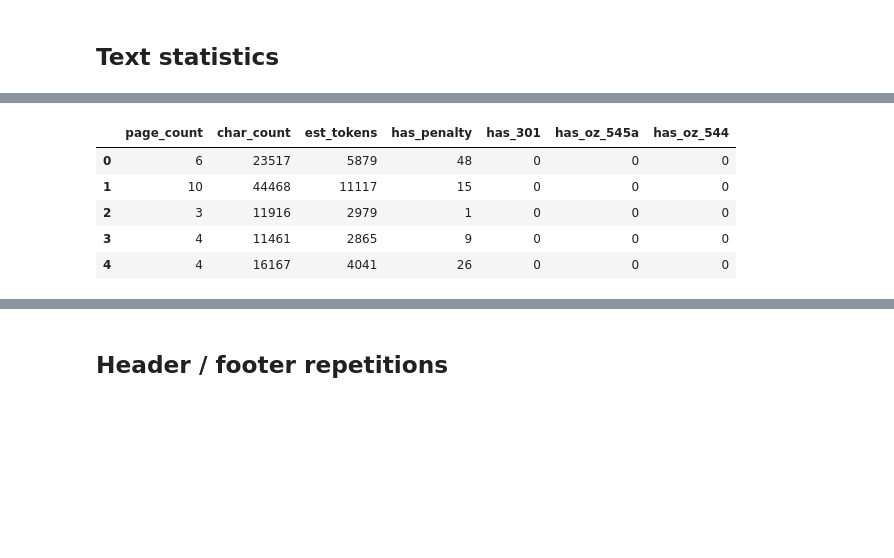
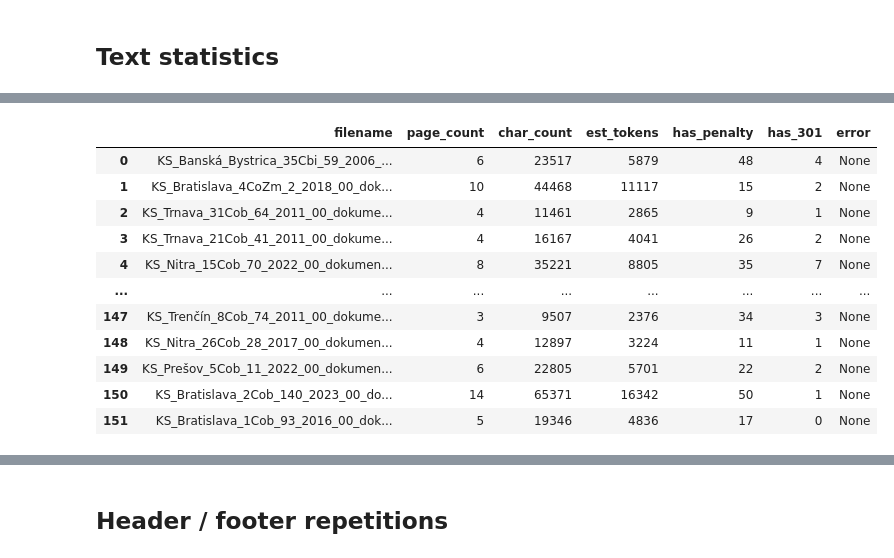
Before and after one commit to PeterStefanec-prog/bachelor-thesis-legal-text-information-extraction, a Jupyter notebook: notebooks/01_explore_data.ipynb, the cells around one changed output, grey strips where cells are left out. Cells and saved outputs as stored; diff of their text form; code cells hidden in the pictures; blank space fills up the shorter version.

Commit message:
Upgrade Exploratory analysis of data for more complex and precise statistics

```diff
--- a/notebooks/01_explore_data.ipynb
+++ b/notebooks/01_explore_data.ipynb
@@ -171,0 +264,17 @@ Loaded dataframe with 176 rows.
+# %%
+# 1.X Target courts report (KS + NS)
+def court_tier(name: str) -> str:
+    n = (name or "").lower()
+    if "najvyšší súd" in n:
+        return "NS"
+    if "krajský súd" in n:
+        return "KS"
+    if "okresný súd" in n:
+        return "OS"
+    if "mestský súd" in n:
+        return "MS"
+    return "OTHER"
+
+df["court_tier"] = df["court"].apply(court_tier)
+print(df["court_tier"].value_counts())
+print("KS+NS ratio:", (df["court_tier"].isin(["KS","NS"])).mean())
@@ -217,17 +425,30 @@ Inspecting first 10 documents for text content...
 # %% [markdown]
 ## Text statistics
 # %%
-# 1.4b EDA Feature Extraction Pass (ONE PASS) - FIXED
-
-
 def extract_full_text(pdf) -> str:
-    # keep newlines -> paragraphs and sections
-    return "\n\n".join([(p.extract_text() or "") for p in pdf.pages])
+    # I am extracting text page by page
+    # filter out None to avoid errors if a page is completely blank
+    valid_text = [p.extract_text() for p in pdf.pages if p.extract_text()]
+    # join with double newlines to keep paragraphs separated
+    return "\n\n".join(valid_text)
 
 rows = []
+print(f"Processing {len(df)} files...")
+
 for _, row in tqdm(df.iterrows(), total=len(df)):
     path = BASE_DIR / row["rel_path"]
-    out = {"rel_path": row["rel_path"]}  # safer key than filename
+
+    # safe initialization: start with basic info
+    out = {"rel_path": row["rel_path"]}
+
+    # IMPORTANT: Pre-fill all counting columns with 0.
+    # If the PDF crashes later, I still want '0' in my table, not 'NaN' (empty).
+    for k in KEY.keys():
+        out[k] = 0
+    out["has_odovodnenie"] = 0
+    out["has_poucenie"] = 0
+    out["has_vyrok"] = 0
+    out["error"] = None # placeholder for errors
 
     try:
         with pdfplumber.open(path) as pdf:
@@ -235,27 +456,34 @@ for _, row in tqdm(df.iterrows(), total=len(df)):
 
             t = extract_full_text(pdf)
             out["char_count"] = len(t)
+            # simple estimation: 1 token is roughly 4 characters
             out["est_tokens"] = int(out["char_count"] / 4)
 
+            # normalizing text for regex search
+            # raw_lower = for reading, ascii_norm = for searching (removes fada/makcen)
             raw_lower, ascii_norm = norm_pair(t)
 
-            # counts (use ascii_norm -> diacritics-safe + '§' handled via (?:§|ss))
+            # counting keywords from my regex bank
             for k, rx in KEY.items():
                 out[k] = len(rx.findall(ascii_norm))
 
-            # sections (robust)
+            # checking for document structure (headers)
             out["has_odovodnenie"] = int(bool(RE_ODOV.search(ascii_norm)))
             out["has_poucenie"] = int(bool(RE_POUC.search(ascii_norm)))
             out["has_vyrok"] = int(bool(RE_VYROK.search(ascii_norm)))
 
-            # paragraph stats (chunk readiness)
+            # calculating paragraph statistics to see if text is chunk-ready
+            # splitting by empty lines
             pars = [p.strip() for p in re.split(r"\n\s*\n", t) if p.strip()]
-            par_lens = [int(len(p)/4) for p in pars]  # token-ish
+            par_lens = [int(len(p)/4) for p in pars]
+
             out["n_pars"] = len(pars)
             out["par_max_tokens"] = max(par_lens) if par_lens else 0
+            # getting the 90th percentile to see how long the big paragraphs are
             out["par_p90_tokens"] = int(np.percentile(par_lens, 90)) if len(par_lens) >= 2 else (par_lens[0] if par_lens else 0)
 
     except Exception as e:
+        # if file is corrupted, set counts to 0 and save the error message
         out["page_count"] = 0
         out["char_count"] = 0
         out["est_tokens"] = 0
@@ -265,11 +493,13 @@ for _, row in tqdm(df.iterrows(), total=len(df)):
 
 df_feat = pd.DataFrame(rows)
 
-# drop old feature cols if rerun
+# cleanup: remove old feature columns before merging to avoid duplicates
 feature_cols = [c for c in df_feat.columns if c != "rel_path"]
 df = df.drop(columns=[c for c in feature_cols if c in df.columns], errors="ignore")
 
+# joining the new features to the main table
 df = df.merge(df_feat, on="rel_path", how="left")
 
-df[["page_count","char_count","est_tokens","has_penalty","has_301","has_oz_545a","has_oz_544"]].head()
+# checking the results
+df[["filename", "page_count","char_count","est_tokens","has_penalty","has_301","error"]]
 # %% [output]
@@ -276,6 +507,12 @@ df[["page_count","char_count","est_tokens","has_penalty","has_301","has_oz_545a"
-|  | page_count | char_count | est_tokens | has_penalty | has_301 | has_oz_545a | has_oz_544 |
-| 0 | 6 | 23517 | 5879 | 48 | 0 | 0 | 0 |
-| 1 | 10 | 44468 | 11117 | 15 | 0 | 0 | 0 |
-| 2 | 3 | 11916 | 2979 | 1 | 0 | 0 | 0 |
-| 3 | 4 | 11461 | 2865 | 9 | 0 | 0 | 0 |
-| 4 | 4 | 16167 | 4041 | 26 | 0 | 0 | 0 |
+|  | filename | page_count | char_count | est_tokens | has_penalty | has_301 | error |
+| 0 | KS_Banská_Bystrica_35Cbi_59_2006_... | 6 | 23517 | 5879 | 48 | 4 | None |
+| 1 | KS_Bratislava_4CoZm_2_2018_00_dok... | 10 | 44468 | 11117 | 15 | 2 | None |
+| 2 | KS_Trnava_31Cob_64_2011_00_dokume... | 4 | 11461 | 2865 | 9 | 1 | None |
+| 3 | KS_Trnava_21Cob_41_2011_00_dokume... | 4 | 16167 | 4041 | 26 | 2 | None |
+| 4 | KS_Nitra_15Cob_70_2022_00_dokumen... | 8 | 35221 | 8805 | 35 | 7 | None |
+| ... | ... | ... | ... | ... | ... | ... | ... |
+| 147 | KS_Trenčín_8Cob_74_2011_00_dokume... | 3 | 9507 | 2376 | 34 | 3 | None |
+| 148 | KS_Nitra_26Cob_28_2017_00_dokumen... | 4 | 12897 | 3224 | 11 | 1 | None |
+| 149 | KS_Prešov_5Cob_11_2022_00_dokumen... | 6 | 22805 | 5701 | 22 | 2 | None |
+| 150 | KS_Bratislava_2Cob_140_2023_00_do... | 14 | 65371 | 16342 | 50 | 1 | None |
+| 151 | KS_Bratislava_1Cob_93_2016_00_dok... | 5 | 19346 | 4836 | 17 | 0 | None |
```
Also changed, not shown: parts of 26 cells of this notebook, 1 other file.
